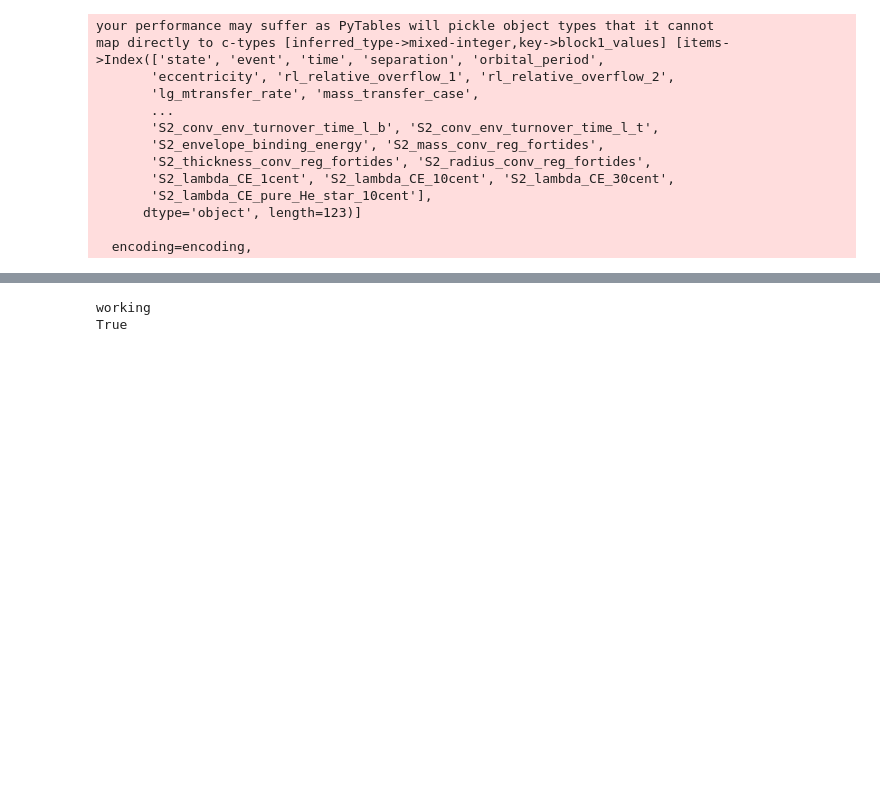
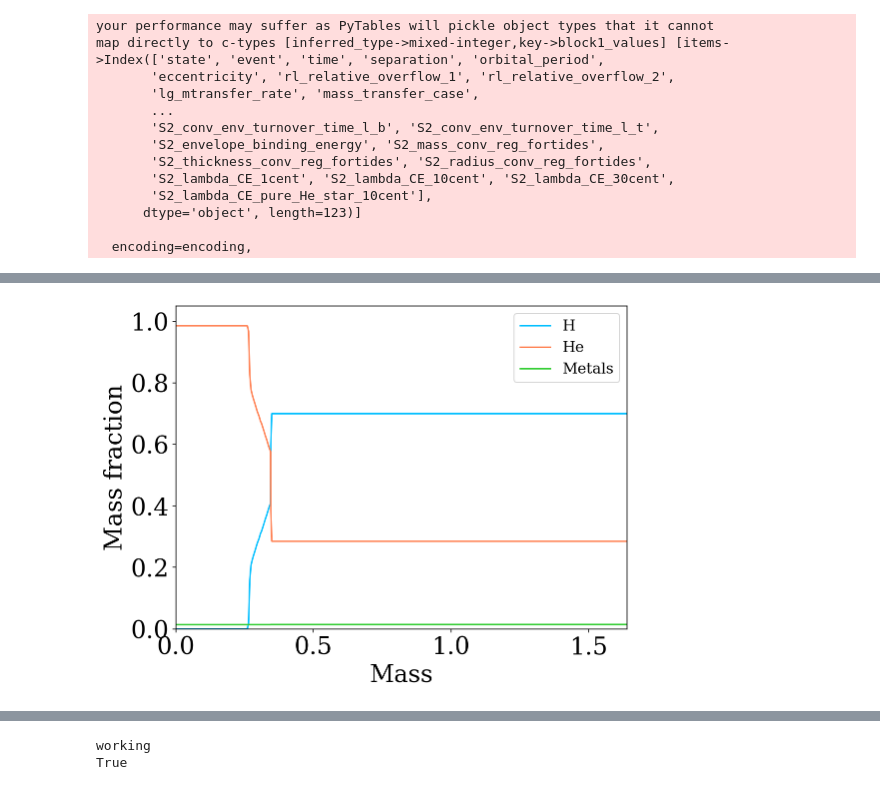
Before and after one commit to claireshiye/MyPythonCode, a Jupyter notebook: posydon_evolve_single_binary.ipynb, the cells around one changed output, grey strips where cells are left out. Saved outputs shown, nothing was run; the diff lists cells and outputs as text; code cells hidden in the pictures; blank space fills up the shorter version.

Commit message:
Some updates from CITA cluster

```diff
--- a/posydon_evolve_single_binary.ipynb
+++ b/posydon_evolve_single_binary.ipynb
@@ -377,0 +671,4 @@ map directly to c-types [inferred_type->mixed-integer,key->block1_values] [items
+# %%
+data_dir = "/fs/lustre/cita/claireshiye/POSYDON/data/POSYDON_data/CO-HMS_RLO/"
+grid = PSyGrid(data_dir + 'grid_0.0142.h5')
+print(grid.final_values.dtype.names)
@@ -377,0 +726,21 @@ map directly to c-types [inferred_type->mixed-integer,key->block1_values] [items
+# %%
+plt.figure(figsize=(8,6))
+plt.plot(profile_2['mass'], profile_2['x_mass_fraction_H'], c='deepskyblue', ls='-', label='H')
+plt.plot(profile_2['mass'], profile_2['y_mass_fraction_He'], c='coral', ls='-', label='He')
+plt.plot(profile_2['mass'], profile_2['z_mass_fraction_metals'], c='limegreen', ls='-', label='Metals')
+
+plt.xlim(0, np.max(profile_2['mass']))
+plt.ylim(0, 1.05)
+
+plt.xlabel('Mass')
+plt.ylabel('Mass fraction')
+
+plt.legend(fontsize=15)
+
+plt.tight_layout()
+
+# plt.show()
+
+# plt.savefig("Plots/f2f_Default_AGB.png",dpi=300,bbox_inches='tight')
+# %% [output]
+[figure, added]
```
Also changed, not shown: parts of 14 cells of this notebook, 8 other files.
